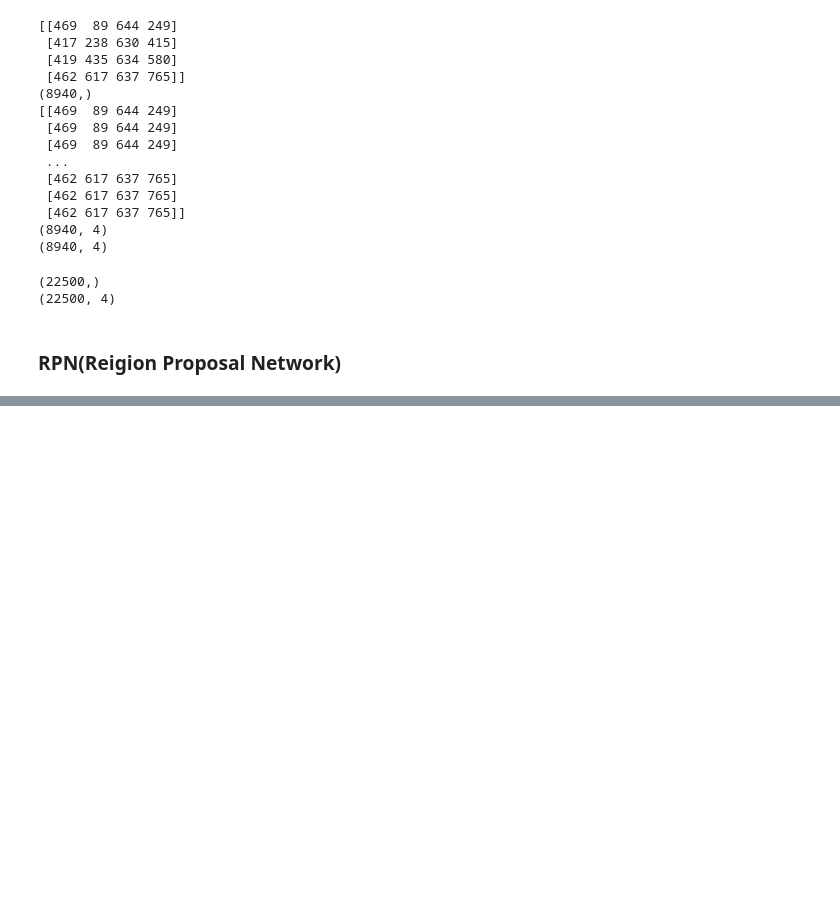
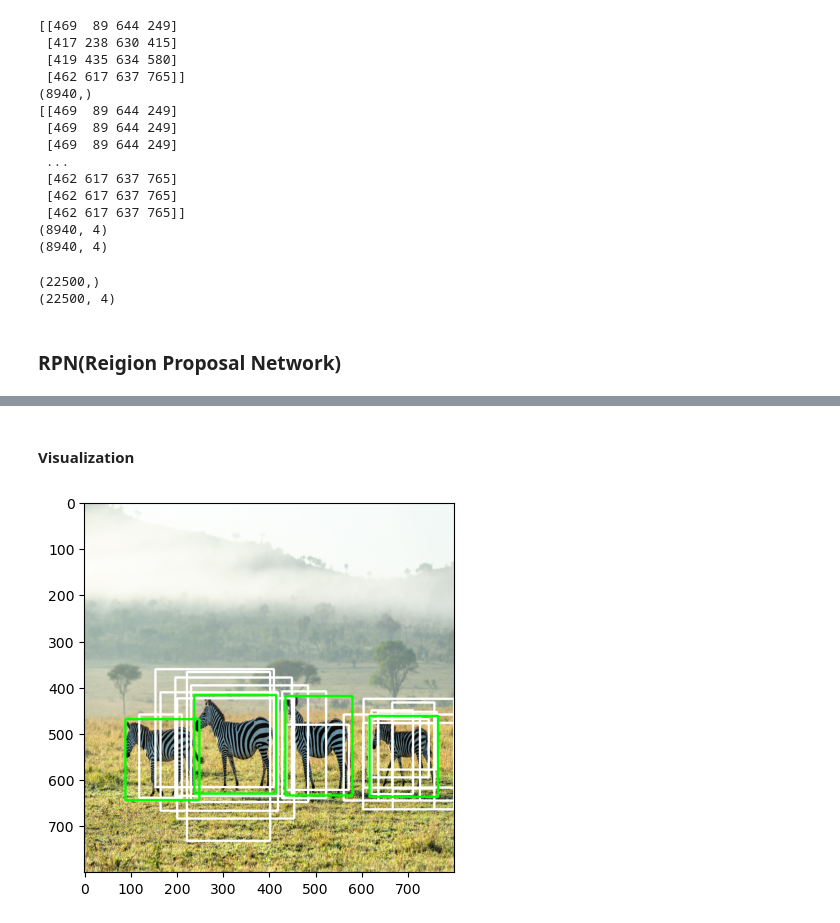
Before and after one commit to chihunn/object_detection, a Jupyter notebook: Faster-R-CNN/Faster-R-CNN.ipynb, the cells around one changed output, grey strips where cells are left out. Saved outputs shown, nothing was run; the diff lists cells and outputs as text; code cells hidden in the pictures; blank space fills up the shorter version.

```diff
--- a/Faster-R-CNN/Faster-R-CNN.ipynb
+++ b/Faster-R-CNN/Faster-R-CNN.ipynb
@@ -416,0 +626,6 @@ reg_layer = nn.Conv2d(mid_channels, n_anchor * 4, 1, 1, 0).to(device)
+# %%
+n_sample = 128  # Number of samples from roi
+pos_ratio = 0.25    # Number of positive examples out of the n_samples
+pos_iou_thresh = 0.5    # Min iou of region proposal with any ground truth object to consider it as positive label
+neg_iou_thresh_hi = 0.5     # iou 0~0.5 is considered as negative (0, background)
+neg_iou_thresh_lo = 0.0
@@ -416,0 +676,26 @@ reg_layer = nn.Conv2d(mid_channels, n_anchor * 4, 1, 1, 0).to(device)
+# %%
+# Select the foreground rois as per the pos_iou_thresh and
+# n_sample x pos_ratio (128 x 0.25 = 32) foreground samples.
+pos_roi_per_image = 32
+pos_index = np.where(max_iou >= pos_iou_thresh)[0]
+pos_roi_per_this_image = int(min(pos_roi_per_image, pos_index.size))
+if pos_index.size > 0:
+    pos_index = np.random.choice(
+        pos_index, size=pos_roi_per_this_image, replace=False
+    )
+
+print(pos_roi_per_this_image)
+print(pos_index)
+
+# Similarily we do for negative (background) region proposals
+neg_index = np.where((max_iou < neg_iou_thresh_hi) &
+                     (max_iou >= neg_iou_thresh_lo))[0]
+neg_roi_per_this_image = n_sample - pos_roi_per_this_image
+neg_roi_per_this_image = int(min(neg_roi_per_this_image, neg_index.size))
+if neg_index.size > 0:
+    neg_index = np.random.choice(
+        neg_index, size=neg_roi_per_this_image, replace=False
+    )
+
+print(neg_roi_per_this_image)
+print(neg_index)
@@ -416,0 +715,16 @@ reg_layer = nn.Conv2d(mid_channels, n_anchor * 4, 1, 1, 0).to(device)
+# %% [markdown]
+#### Visualization
+# %%
+# display RoI samples with positive
+img_clone = np.copy(img)
+for i in range(pos_roi_per_this_image):
+    y0, x0, y1, x1 = roi[pos_index[i]].astype(int)
+    cv2.rectangle(img_clone, (x0, y0), (x1, y1), color=(255, 255, 255), thickness=3)
+
+for i in range(len(bbox)):
+    cv2.rectangle(img_clone, (bbox[i][1], bbox[i][0]), (bbox[i][3], bbox[i][2]), color=(0,255,0), thickness=3)    # Draw Rectangle
+
+plt.imshow(img_clone)
+plt.show()
+# %% [output]
+[figure, added]
```
Also changed, not shown: parts of 49 cells of this notebook.
